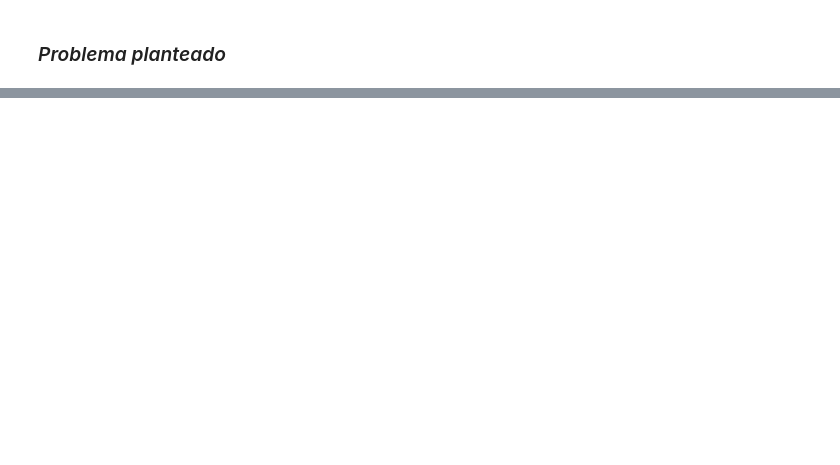
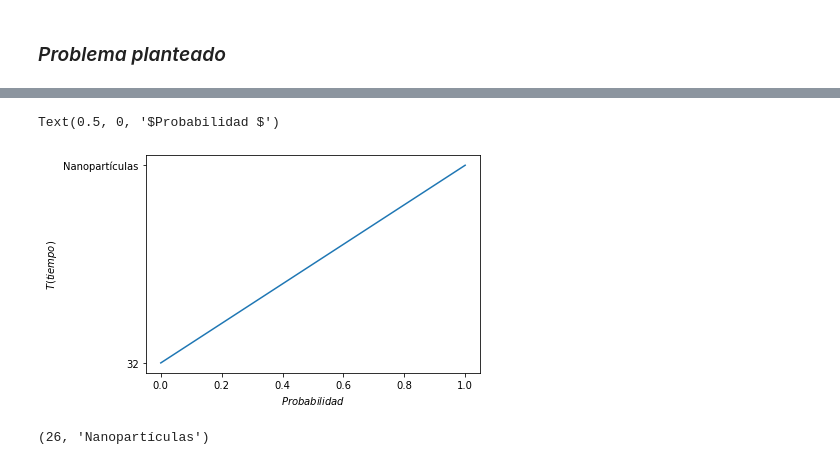
Before and after one commit to DiamondNandayapa/Proyecto2, a Jupyter notebook: Proyecto_2_nt709910_nt713994.ipynb, the cells around one changed output, grey strips where cells are left out. Saved outputs shown, nothing was run; the diff lists cells and outputs as text; code cells hidden in the pictures; blank space fills up the shorter version.

```diff
--- a/Proyecto_2_nt709910_nt713994.ipynb
+++ b/Proyecto_2_nt709910_nt713994.ipynb
@@ -68,6 +82,11 @@ sintesis1()
 # %%
 x= sintesis1()
 plt.plot(x)
+plt.ylabel ('$T(tiempo)$')
+plt.xlabel ('$Probabilidad $')
+# %% [output]
+Text(0.5, 0, '$Probabilidad $')
+[figure, added]
 # %%
 def sintesis2():
     T= tiempo()
@@ -87,5 +100,7 @@ sintesis2()[1]
 # %%
-sintesis2()[1]
+sintesis2()
+# %% [output]
+(26, 'Nanopartículas')
 # %%
 def sintesis(T,S,N):
     x=[T]
```
Also changed, not shown: parts of 19 cells of this notebook.
